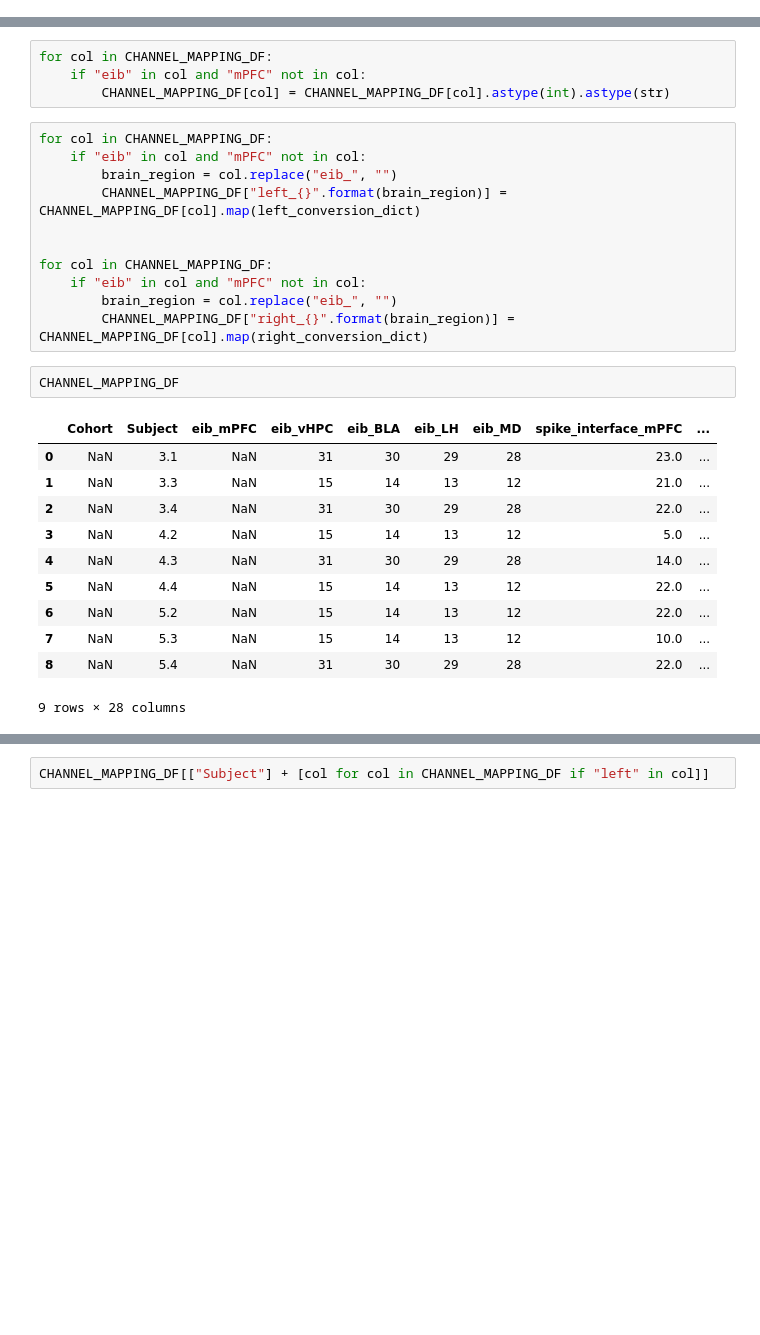
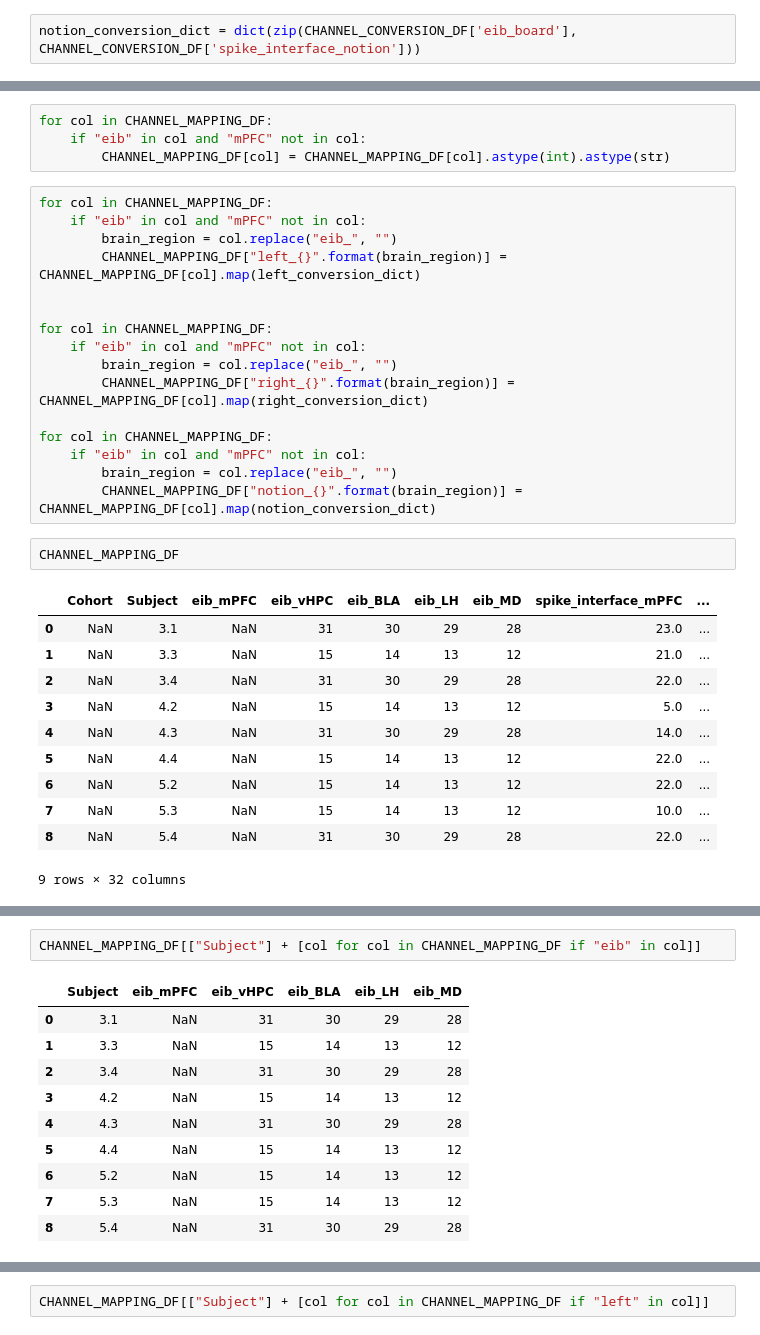
Before and after one commit to padillacoreanolab/reward_comp_ext, a Jupyter notebook: results/2024_07_18_channel_verification/channel_conversion.ipynb, the cells around one changed output, grey strips where cells are left out. Cells and saved outputs as stored; diff of their text form; blank space fills up the shorter version.

```diff
--- a/results/2024_07_18_channel_verification/channel_conversion.ipynb
+++ b/results/2024_07_18_channel_verification/channel_conversion.ipynb
@@ -184,6 +186,8 @@ for col in CHANNEL_CONVERSION_DF:
 # %%
 left_conversion_dict = dict(zip(CHANNEL_CONVERSION_DF['eib_board'], CHANNEL_CONVERSION_DF['spike_interface_left']))
 right_conversion_dict = dict(zip(CHANNEL_CONVERSION_DF['eib_board'], CHANNEL_CONVERSION_DF['spike_interface_right']))
+# %%
+notion_conversion_dict = dict(zip(CHANNEL_CONVERSION_DF['eib_board'], CHANNEL_CONVERSION_DF['spike_interface_notion']))
 # %%
 CHANNEL_MAPPING_DF = CHANNEL_MAPPING_DF.dropna(subset=["Subject"])
 # %%
@@ -201,6 +205,11 @@ for col in CHANNEL_MAPPING_DF:
     if "eib" in col and "mPFC" not in col:
         brain_region = col.replace("eib_", "")
         CHANNEL_MAPPING_DF["right_{}".format(brain_region)] = CHANNEL_MAPPING_DF[col].map(right_conversion_dict)
+
+for col in CHANNEL_MAPPING_DF:
+    if "eib" in col and "mPFC" not in col:
+        brain_region = col.replace("eib_", "")
+        CHANNEL_MAPPING_DF["notion_{}".format(brain_region)] = CHANNEL_MAPPING_DF[col].map(notion_conversion_dict)
 # %%
 CHANNEL_MAPPING_DF
 # %% [output]
@@ -214,7 +223,7 @@ CHANNEL_MAPPING_DF
 | 6 | NaN | 5.2 | NaN | 15 | 14 | 13 | 12 | 22.0 | ... |
 | 7 | NaN | 5.3 | NaN | 15 | 14 | 13 | 12 | 10.0 | ... |
 | 8 | NaN | 5.4 | NaN | 31 | 30 | 29 | 28 | 22.0 | ... |
-9 rows × 28 columns
+9 rows × 32 columns
 # %%
 CHANNEL_MAPPING_DF[["Subject"] + [col for col in CHANNEL_MAPPING_DF if "spike_interface" in col]]
 # %% [output]
@@ -228,3 +237,16 @@ CHANNEL_MAPPING_DF[["Subject"] + [col for col in CHANNEL_MAPPING_DF if "spike_in
 | 6 | 5.2 | 22.0 | 15.0 | 14.0 | 13.0 | ... |
 | 7 | 5.3 | 10.0 | 15.0 | 14.0 | 13.0 | ... |
 | 8 | 5.4 | 22.0 | 16.0 | 17.0 | 18.0 | ... |
+# %%
+CHANNEL_MAPPING_DF[["Subject"] + [col for col in CHANNEL_MAPPING_DF if "eib" in col]]
+# %% [output]
+|  | Subject | eib_mPFC | eib_vHPC | eib_BLA | eib_LH | eib_MD |
+| 0 | 3.1 | NaN | 31 | 30 | 29 | 28 |
+| 1 | 3.3 | NaN | 15 | 14 | 13 | 12 |
+| 2 | 3.4 | NaN | 31 | 30 | 29 | 28 |
+| 3 | 4.2 | NaN | 15 | 14 | 13 | 12 |
+| 4 | 4.3 | NaN | 31 | 30 | 29 | 28 |
+| 5 | 4.4 | NaN | 15 | 14 | 13 | 12 |
+| 6 | 5.2 | NaN | 15 | 14 | 13 | 12 |
+| 7 | 5.3 | NaN | 15 | 14 | 13 | 12 |
+| 8 | 5.4 | NaN | 31 | 30 | 29 | 28 |
```
Also changed, not shown: parts of 3 cells of this notebook, 1 other file.
